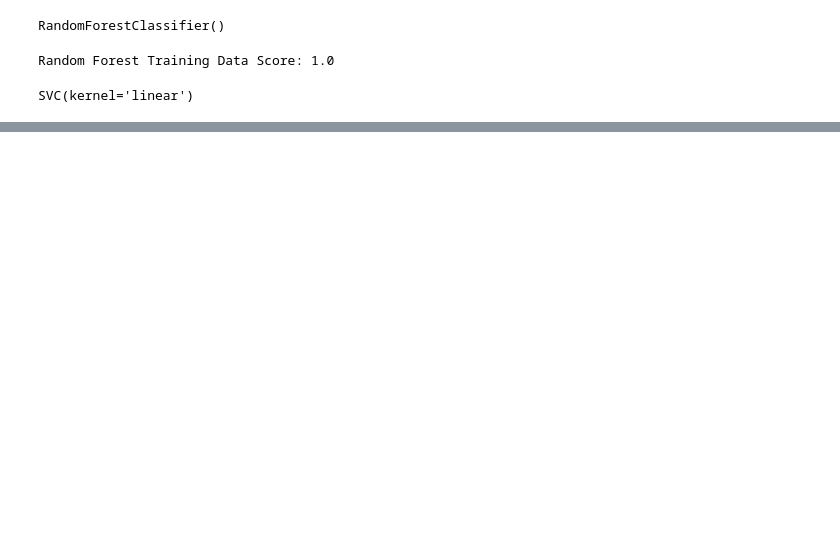
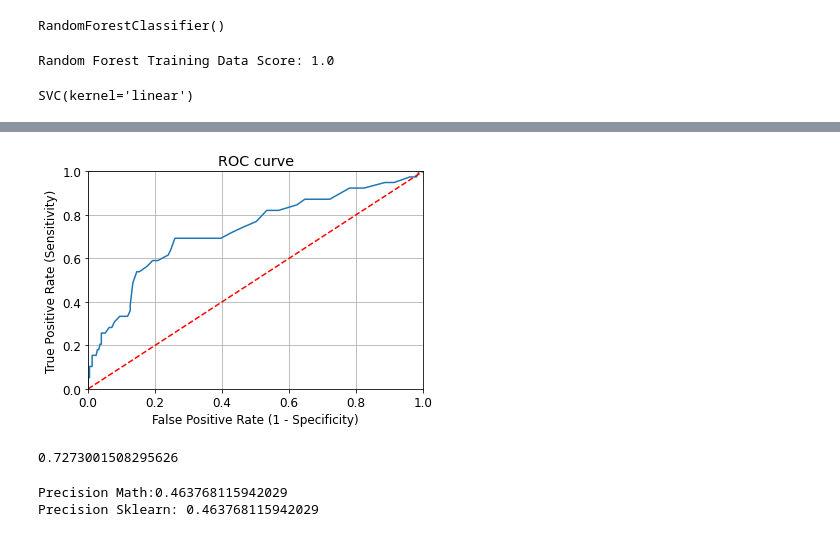
Before and after one commit to SanabuW/attrition_ML, a Jupyter notebook: prediction_model3.ipynb, the cells around one changed output, grey strips where cells are left out. Cells and saved outputs as stored; diff of their text form; code cells hidden in the pictures; blank space fills up the shorter version.

```diff
--- a/prediction_model3.ipynb
+++ b/prediction_model3.ipynb
@@ -344,0 +390,33 @@ ValueError: X has 71 features, but DecisionTreeClassifier is expecting 51 featur
+# %%
+fpr, tpr, thresholds = roc_curve([1 if x == "Yes" else 0 for x in y_test], forest_clf.predict_proba(X_test_prepared)[:, 1])
+
+plt.plot(fpr, tpr)
+plt.plot([0, 1], [0, 1],'r--')
+plt.xlim([0.0, 1.0])
+plt.ylim([0.0, 1.0])
+plt.rcParams['font.size'] = 12
+plt.title('ROC curve')
+plt.xlabel('False Positive Rate (1 - Specificity)')
+plt.ylabel('True Positive Rate (Sensitivity)')
+plt.grid(True)
+# %% [output]
+[figure, added]
+# %%
+# AUC is the percentage of the ROC plot that is underneath the curve:
+# AUC is useful as a single number summary of classifier performance
+
+# IMPORTANT: first argument is true values, second argument is predicted probabilities
+print(roc_auc_score([1 if x == "Yes" else 0 for x in y_test], forest_clf.predict_proba(X_test_prepared)[:, 1]))
+# %% [output]
+0.7273001508295626
+# %%
+ # The F1 score can be interpreted as a weighted (harmonic) average of the precision and recall, where an F1 score reaches its best value at 1 and worst score at 0. The relative contribution of precision and recall to the F1 score are equal. The formula for the F1 score is:
+
+print("Precision Math:" + str(2 * (precision * recall) / (precision + recall)))
+
+f1 = f1_score([1 if x == "Yes" else 0 for x in y_test],
+                            [1 if x == "Yes" else 0 for x in predictions])
+print("Precision Sklearn: " + str(f1))
+# %% [output]
+Precision Math:0.463768115942029
+Precision Sklearn: 0.463768115942029
```
Also changed, not shown: parts of 30 cells of this notebook.
